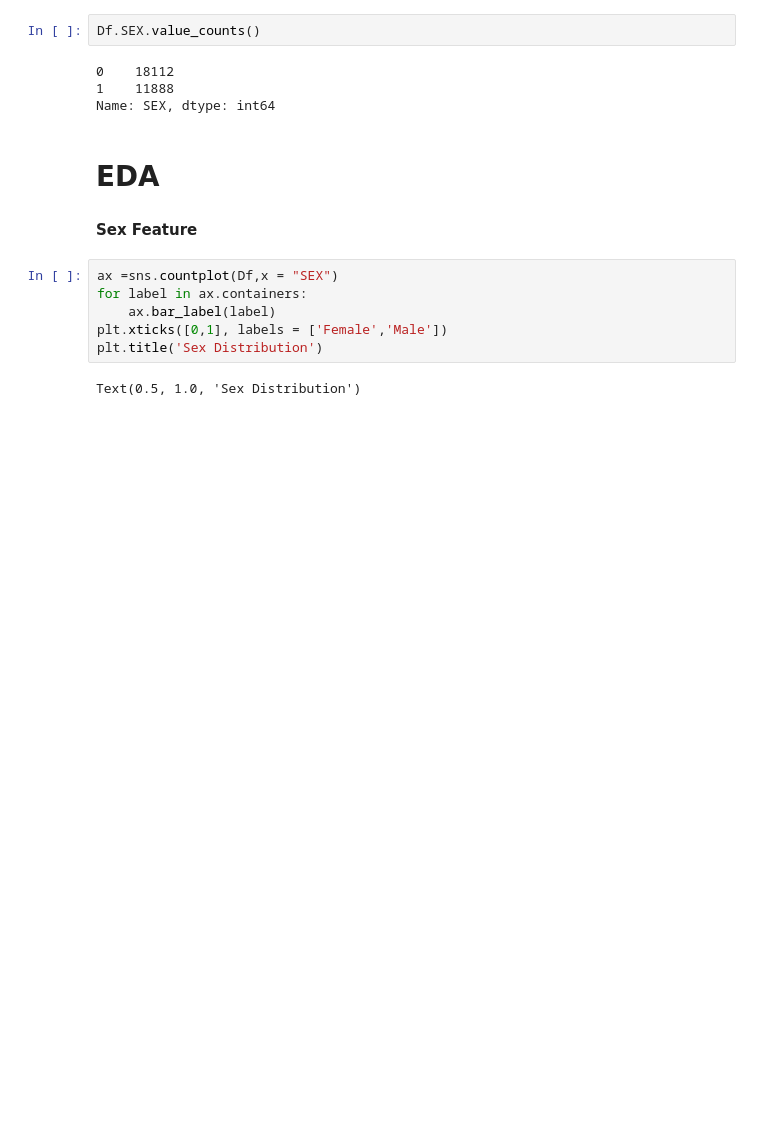
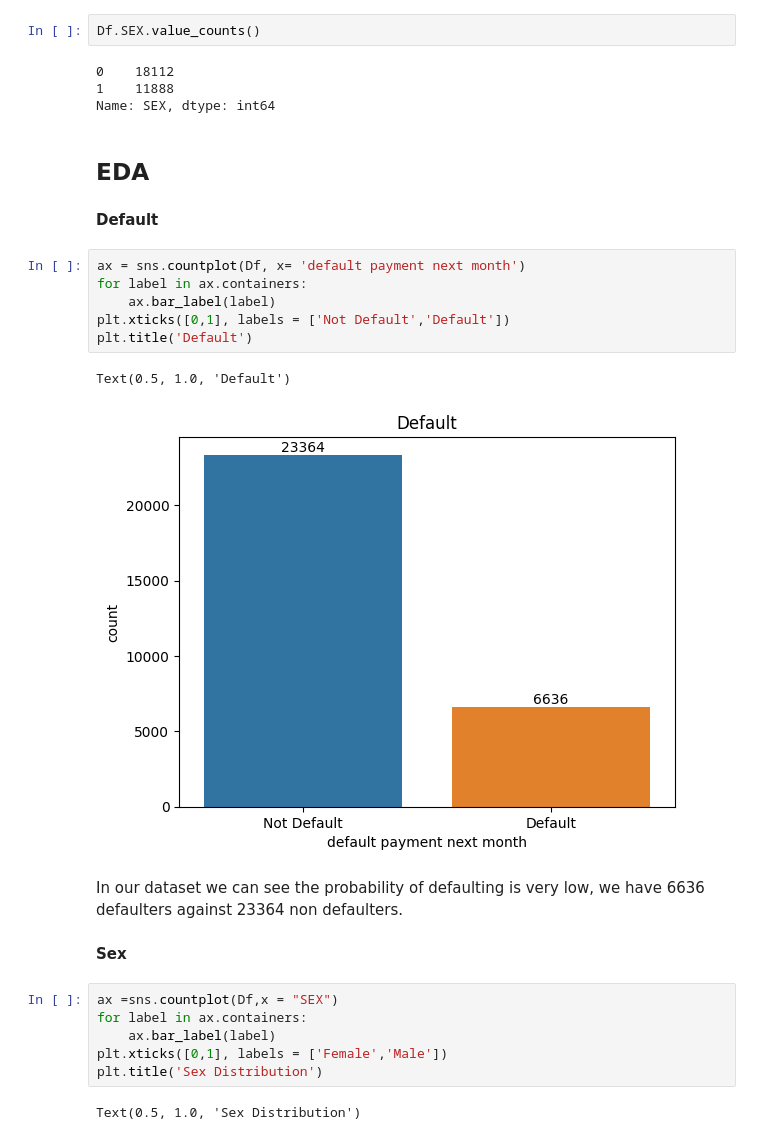
Before and after one commit to SaamarthMeston/Capstone-Project-3---Credit-card-default, a Jupyter notebook: Capston_project_3_(Credit_car_default_prediction).ipynb, the cells around one changed output. Cells and saved outputs as stored; diff of their text form; blank space fills up the shorter version.

```diff
--- a/Capston_project_3_(Credit_car_default_prediction).ipynb
+++ b/Capston_project_3_(Credit_car_default_prediction).ipynb
@@ -170,9 +211,23 @@ Df.SEX.value_counts()
 1    11888
 Name: SEX, dtype: int64
 # %% [markdown]
-# **EDA**
+## **EDA**
+# %% [markdown]
+**Default**
+# %%
+ax = sns.countplot(Df, x= 'default payment next month')
+for label in ax.containers:
+    ax.bar_label(label)
+plt.xticks([0,1], labels = ['Not Default','Default'])
+plt.title('Default')
+# %% [output]
+Text(0.5, 1.0, 'Default')
+[figure, added]
+# %% [markdown]
+In our dataset we can see the probability of defaulting is very low,
+we have 6636 defaulters against 23364 non defaulters.
 # %% [markdown]
-**Sex Feature**
+**Sex**
 # %%
 ax =sns.countplot(Df,x = "SEX")
 for label in ax.containers:
```
Also changed, not shown: parts of 26 cells of this notebook.
